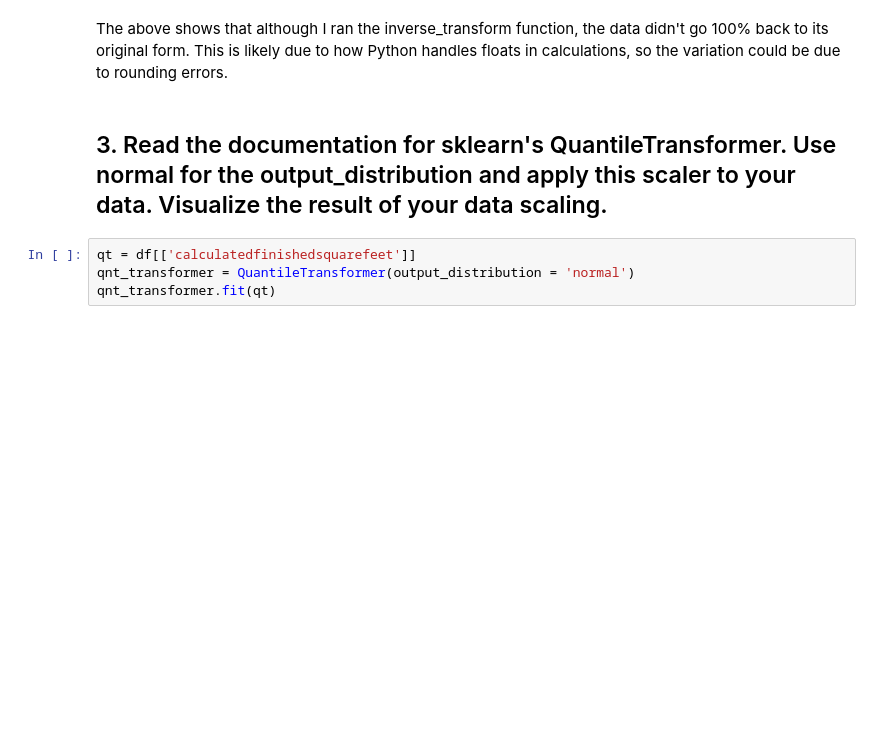
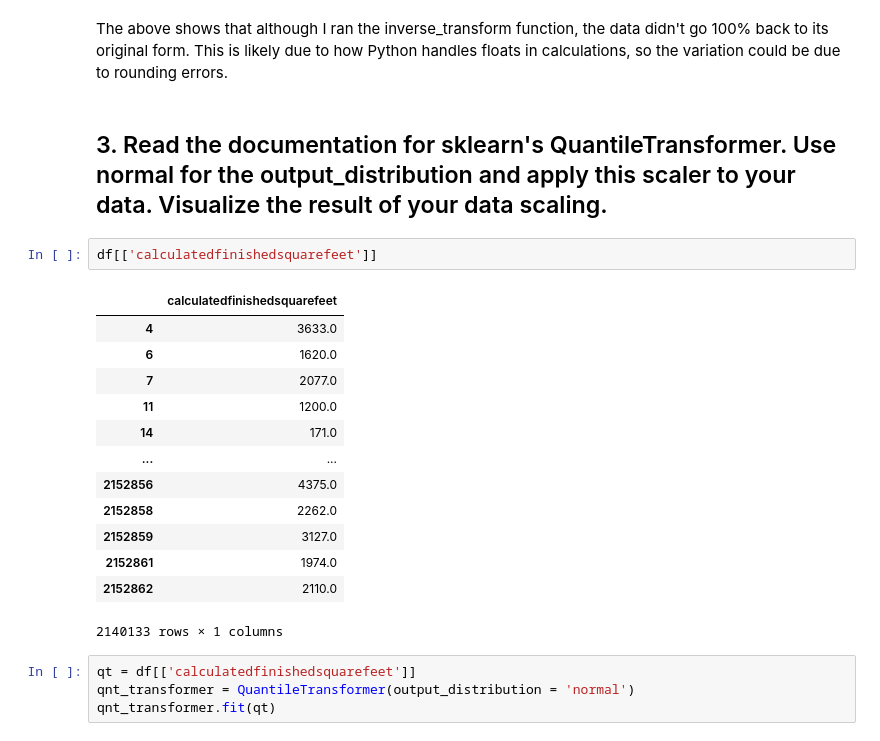
Before and after one commit to greg-maggard/regression_exercises, a Jupyter notebook: scaling.ipynb, the cells around one changed output. Drawn from its saved outputs; the diff is of its cells as text; blank space fills up the shorter version.

```diff
--- a/scaling.ipynb
+++ b/scaling.ipynb
@@ -170,6 +169,22 @@ dtype: int64
 The above shows that although I ran the inverse_transform function, the data didn't go 100% back to its original form. This is likely due to how Python handles floats in calculations, so the variation could be due to rounding errors.
 # %% [markdown]
 ## 3. Read the documentation for sklearn's QuantileTransformer. Use normal for the output_distribution and apply this scaler to your data. Visualize the result of your data scaling.
+# %%
+df[['calculatedfinishedsquarefeet']]
+# %% [output]
+|  | calculatedfinishedsquarefeet |
+| 4 | 3633.0 |
+| 6 | 1620.0 |
+| 7 | 2077.0 |
+| 11 | 1200.0 |
+| 14 | 171.0 |
+| ... | ... |
+| 2152856 | 4375.0 |
+| 2152858 | 2262.0 |
+| 2152859 | 3127.0 |
+| 2152861 | 1974.0 |
+| 2152862 | 2110.0 |
+2140133 rows × 1 columns
 # %%
 qt = df[['calculatedfinishedsquarefeet']]
 qnt_transformer = QuantileTransformer(output_distribution = 'normal')
```
Also changed, not shown: parts of 10 cells of this notebook, 1 other file.
